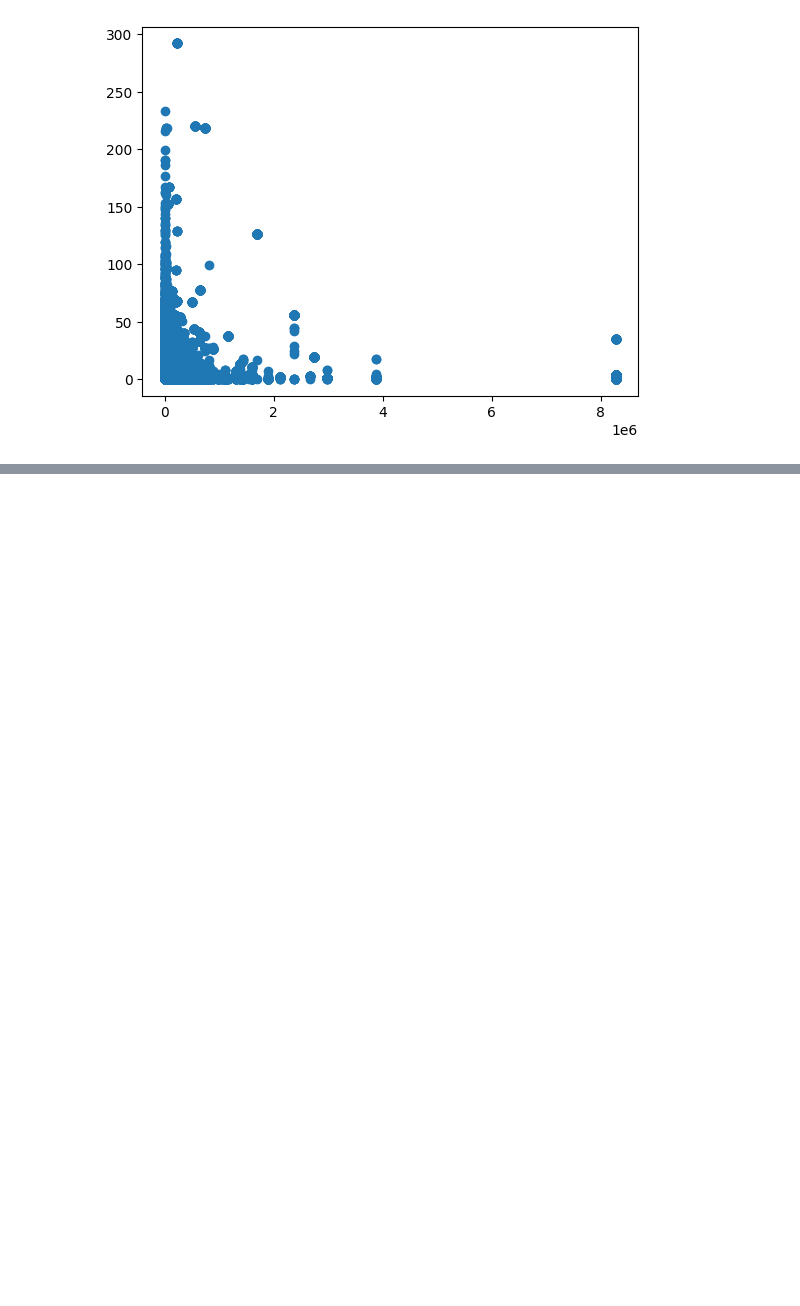
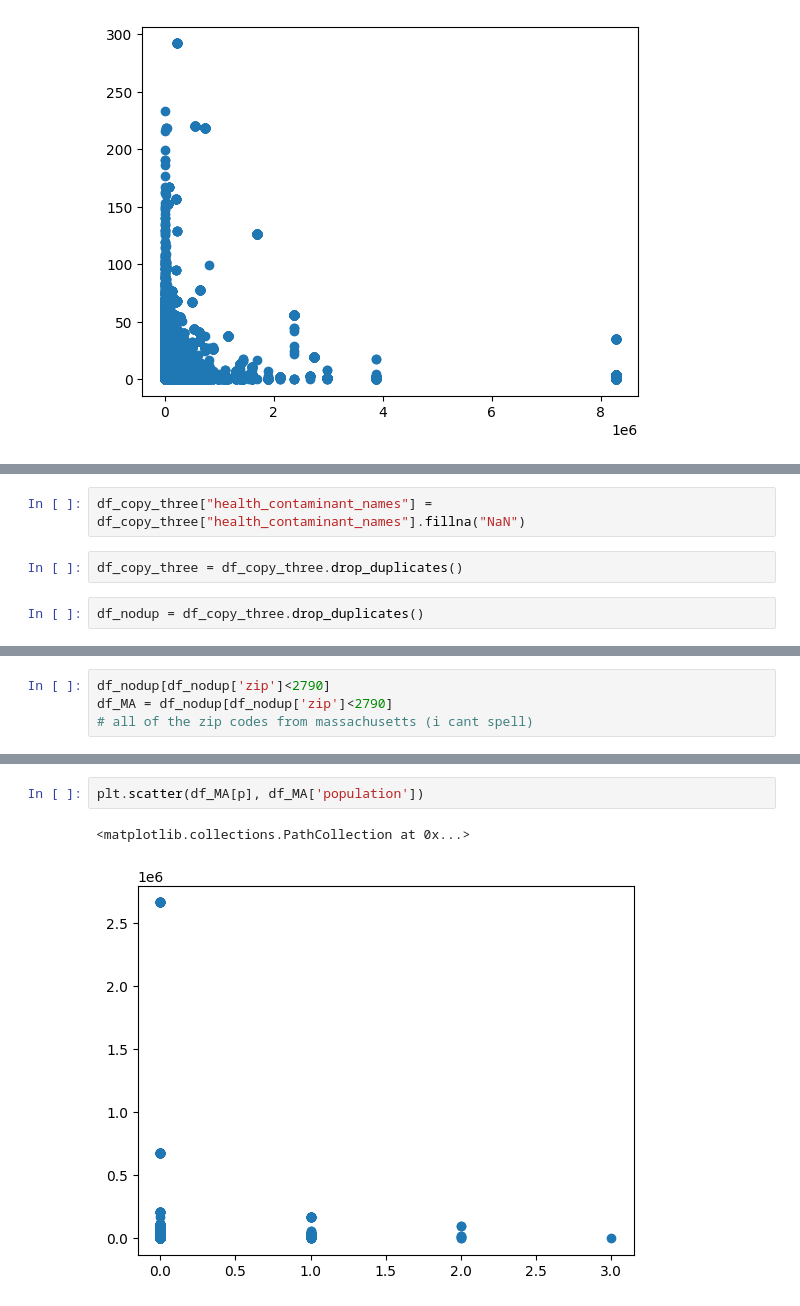
Before and after one commit to donicas/ftiproj, a Jupyter notebook: FTIproj.ipynb, the cells around one changed output, grey strips where cells are left out. Cells and saved outputs as stored; diff of their text form; blank space fills up the shorter version.

```diff
--- a/FTIproj.ipynb
+++ b/FTIproj.ipynb
@@ -213,0 +226,6 @@ plt.show()
+# %%
+df_copy_three["health_contaminant_names"] = df_copy_three["health_contaminant_names"].fillna("NaN")
+# %%
+df_copy_three = df_copy_three.drop_duplicates()
+# %%
+df_nodup = df_copy_three.drop_duplicates()
@@ -213,0 +248,4 @@ plt.show()
+# %%
+df_nodup[df_nodup['zip']<2790]
+df_MA = df_nodup[df_nodup['zip']<2790]
+# all of the zip codes from massachusetts (i cant spell)
@@ -213,0 +268,5 @@ plt.show()
+# %%
+plt.scatter(df_MA[p], df_MA['population'])
+# %% [output]
+<matplotlib.collections.PathCollection at 0x...>
+[figure, added]
```
Also changed, not shown: parts of 22 cells of this notebook.
